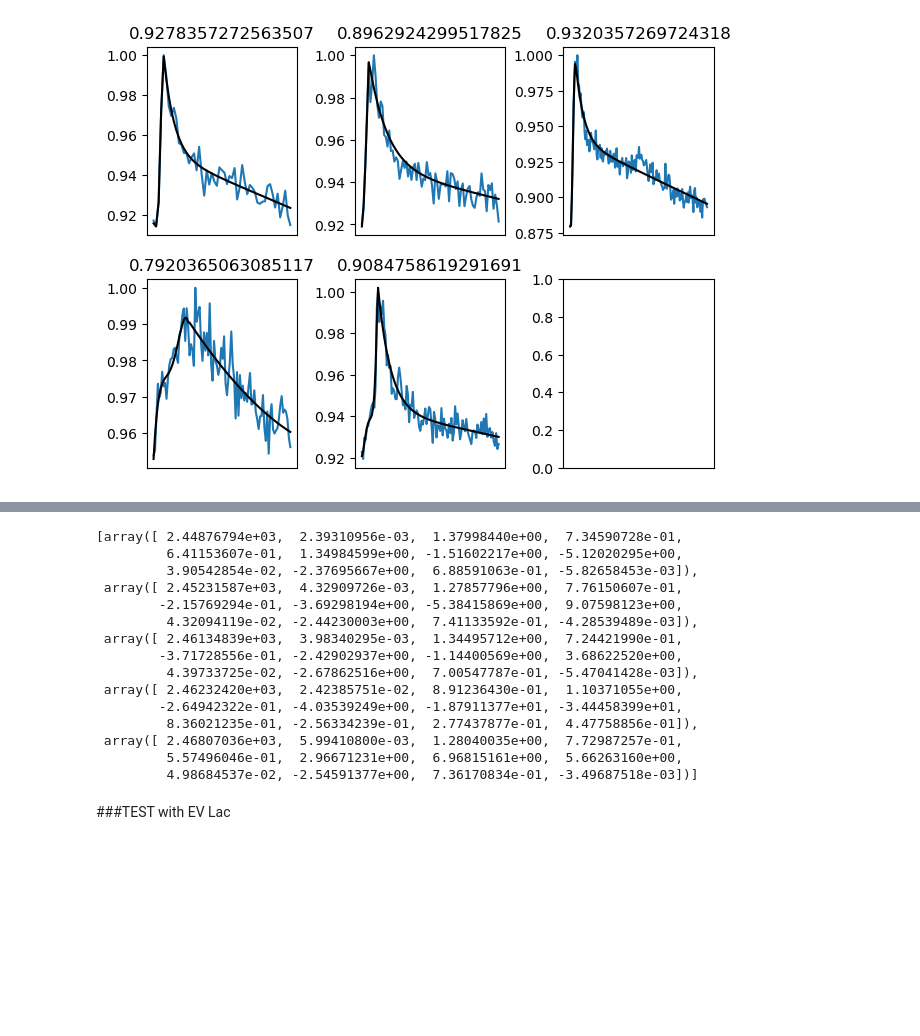
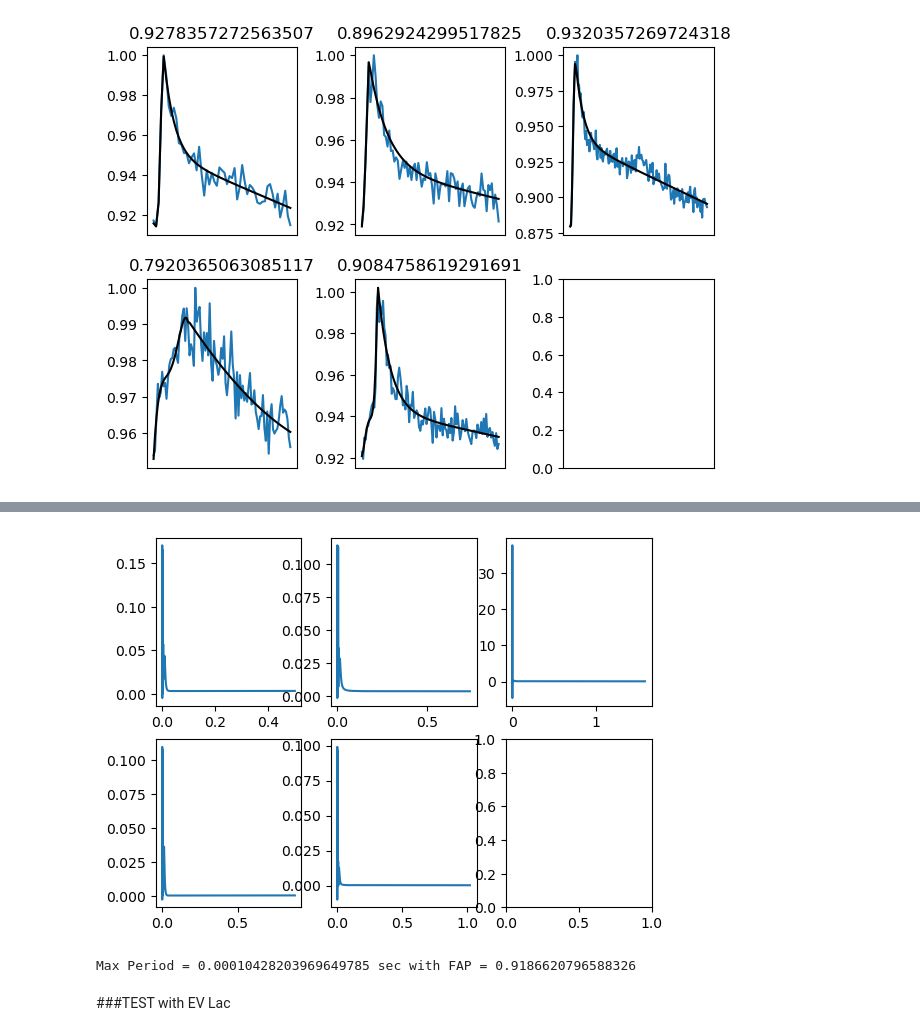
Before and after one commit to MillionConcepts/tess_swift_afpsc, a Jupyter notebook: QPPs/moonbow-main/moonbow/QPP_find.ipynb, the cells around one changed output, grey strips where cells are left out. Saved outputs shown, nothing was run; the diff lists cells and outputs as text; code cells hidden in the pictures; blank space fills up the shorter version.

```diff
--- a/QPPs/moonbow-main/moonbow/QPP_find.ipynb
+++ b/QPPs/moonbow-main/moonbow/QPP_find.ipynb
@@ -340,21 +362,19 @@ len(lg_flare_data)
 # %%
-lg_flare_params
+#Getting values too close to zero
+
+fig,ax = plt.subplots(2,3)
+for i in range(len(residuals)):
+    lombscarg = LombScargle(lg_flare_time[i], residuals[i])
+    freq, powr = lombscarg.autopower(samples_per_peak=20)#minimum_frequency=0.10,maximum_frequency=1.0,samples_per_peak=20)
+    ax.flat[i].plot(1./freq,powr)
 # %% [output]
-[array([ 2.44876794e+03,  2.39310956e-03,  1.37998440e+00,  7.34590728e-01,
-         6.41153607e-01,  1.34984599e+00, -1.51602217e+00, -5.12020295e+00,
-         3.90542854e-02, -2.37695667e+00,  6.88591063e-01, -5.82658453e-03]),
- array([ 2.45231587e+03,  4.32909726e-03,  1.27857796e+00,  7.76150607e-01,
-        -2.15769294e-01, -3.69298194e+00, -5.38415869e+00,  9.07598123e+00,
-         4.32094119e-02, -2.44230003e+00,  7.41133592e-01, -4.28539489e-03]),
- array([ 2.46134839e+03,  3.98340295e-03,  1.34495712e+00,  7.24421990e-01,
-        -3.71728556e-01, -2.42902937e+00, -1.14400569e+00,  3.68622520e+00,
-         4.39733725e-02, -2.67862516e+00,  7.00547787e-01, -5.47041428e-03]),
- array([ 2.46232420e+03,  2.42385751e-02,  8.91236430e-01,  1.10371055e+00,
-        -2.64942322e-01, -4.03539249e+00, -1.87911377e+01, -3.44458399e+01,
-         8.36021235e-01, -2.56334239e-01,  2.77437877e-01,  4.47758856e-01]),
- array([ 2.46807036e+03,  5.99410800e-03,  1.28040035e+00,  7.72987257e-01,
-         5.57496046e-01,  2.96671231e+00,  6.96815161e+00,  5.66263160e+00,
-         4.98684537e-02, -2.54591377e+00,  7.36170834e-01, -3.49687518e-03])]
+[figure, added]
+# %%
+print("Max Period = " + str(1./freq[np.argmax(powr)]) + " sec" +
+         " with FAP = " +
+      str(lombscarg.false_alarm_probability(powr.max())))
+# %% [output]
+Max Period = 0.00010428203969649785 sec with FAP = 0.9186620796588326
 # %% [markdown]
 ###TEST with EV Lac
 # %%
```
Also changed, not shown: parts of 6 cells of this notebook.
